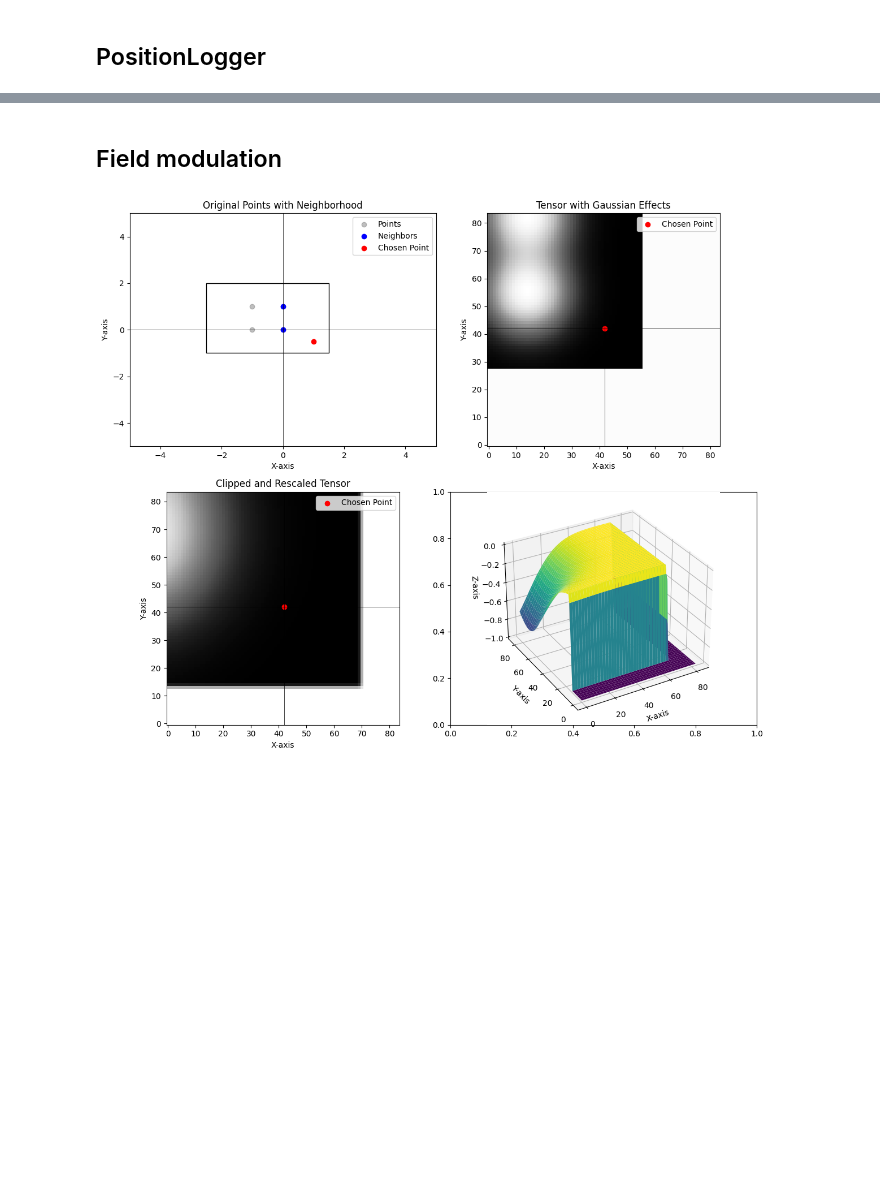
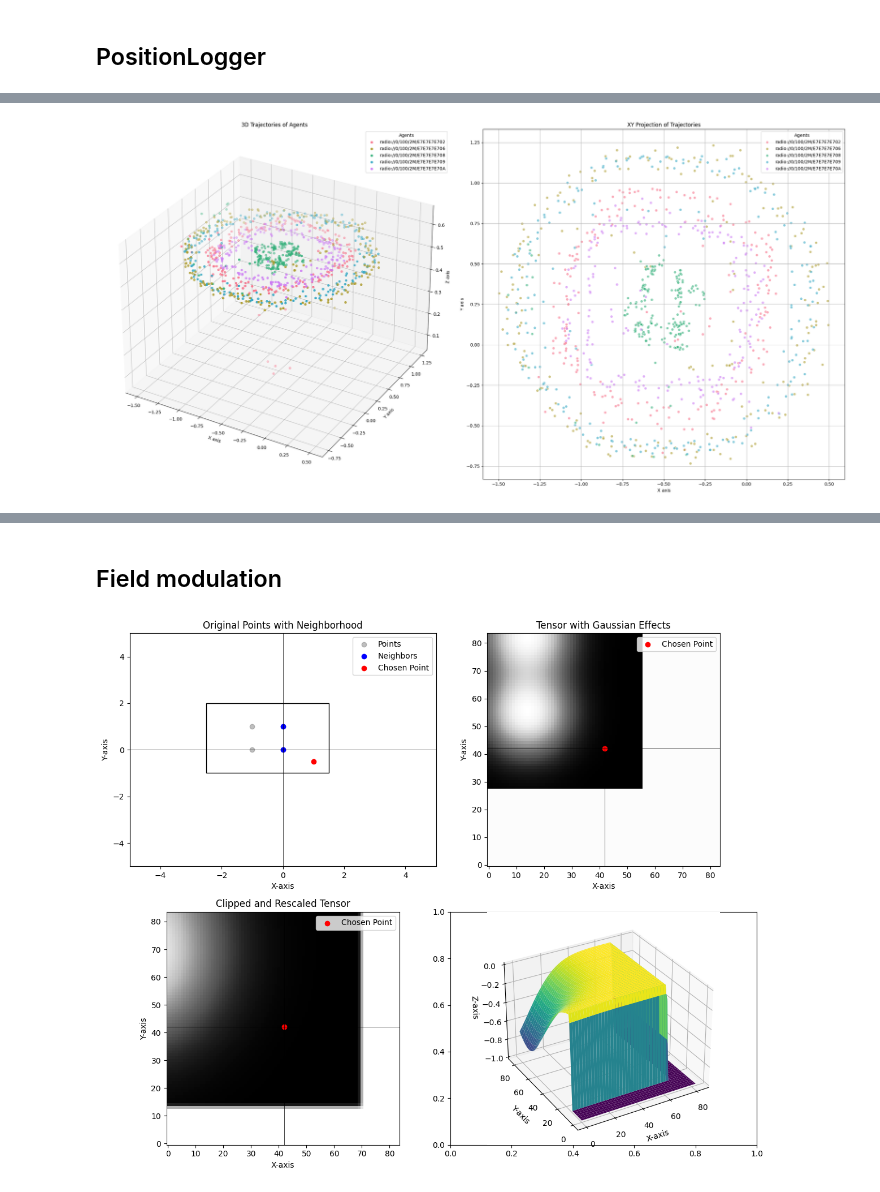
Before and after one commit to alexandru-dochian/multi_agent_framework, a Jupyter notebook: analytics.ipynb, the cells around one changed output, grey strips where cells are left out. Drawn from its saved outputs; the diff is of its cells as text; code cells hidden in the pictures; blank space fills up the shorter version.

```diff
--- a/analytics.ipynb
+++ b/analytics.ipynb
@@ -103,0 +105,4 @@ plot_experiment_trajectories("spin")
+# %%
+plot_experiment_trajectories("circle_spin_vu")
+# %% [output]
+[figure, added]
```
Also changed, not shown: parts of 5 cells of this notebook, 9 other files.
